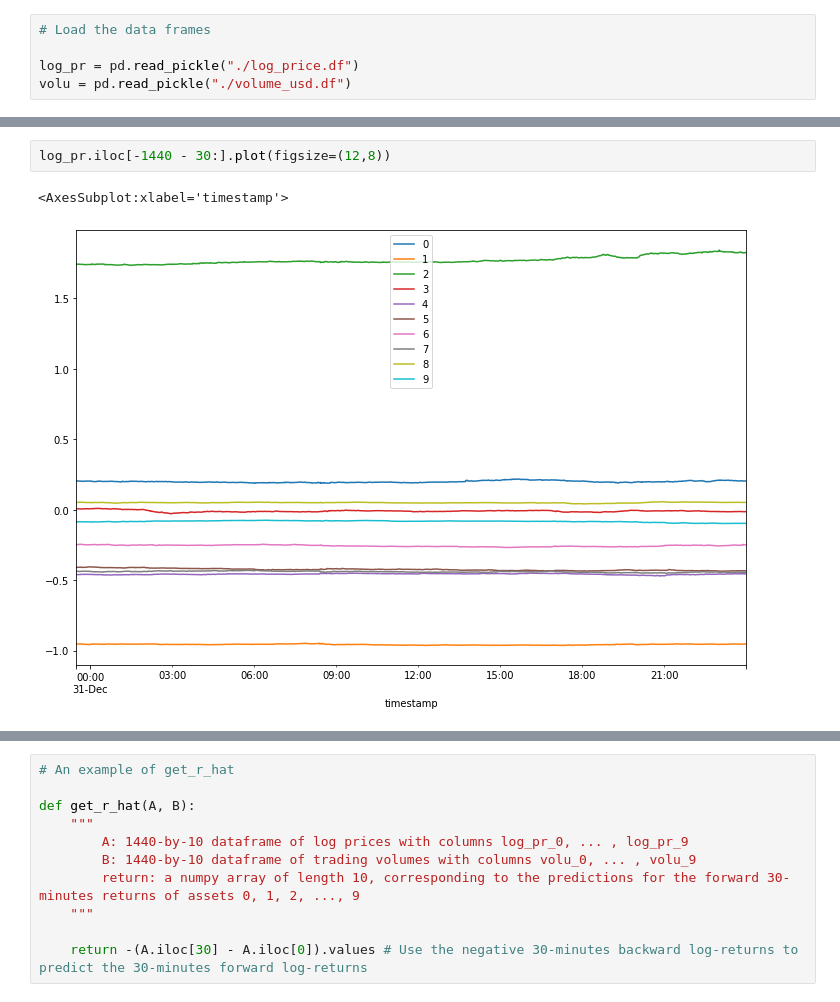
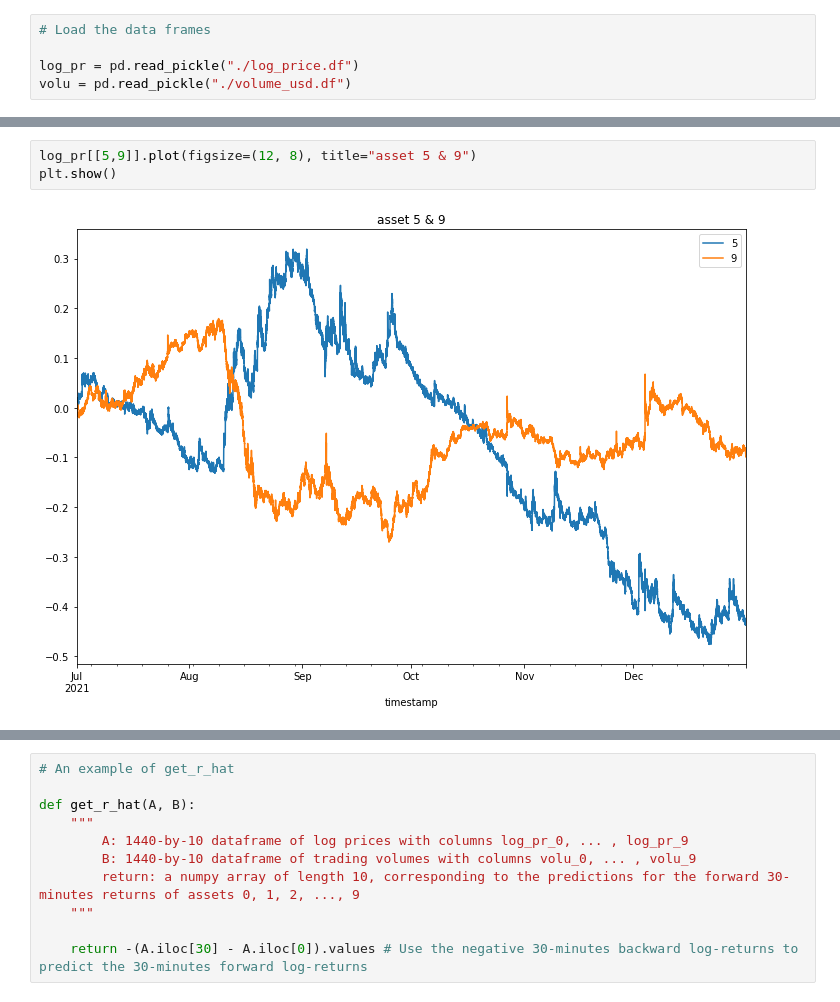
Before and after one commit to ziyuan-h/stats601-project, a Jupyter notebook: stats_601_project_orig.ipynb, the cells around one changed output, grey strips where cells are left out. Cells and saved outputs as stored; diff of their text form.

```diff
--- a/stats_601_project_orig.ipynb
+++ b/stats_601_project_orig.ipynb
@@ -19,6 +94,6 @@ log_pr.plot(figsize=(12, 8))
 [figure]
 # %%
-log_pr.iloc[-1440 - 30:].plot(figsize=(12,8))
+log_pr[[5,9]].plot(figsize=(12, 8), title="asset 5 & 9")
+plt.show()
 # %% [output]
-<AxesSubplot:xlabel='timestamp'>
-[figure, old version]
+[figure, new version]
```
Also changed, not shown: parts of 9 cells of this notebook, 6 other files.
